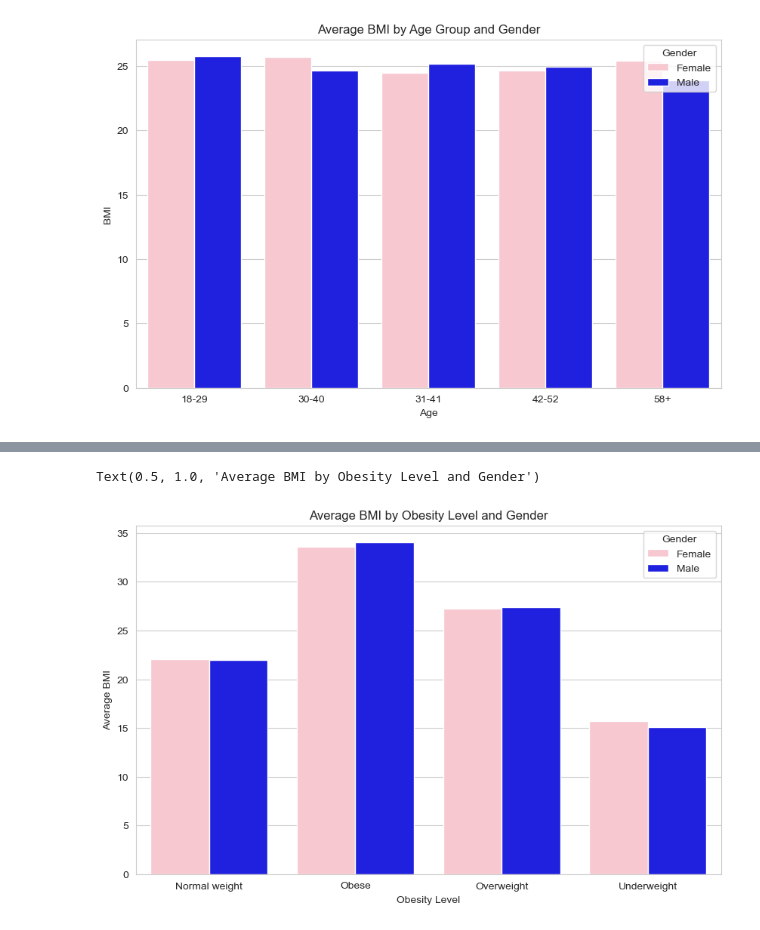
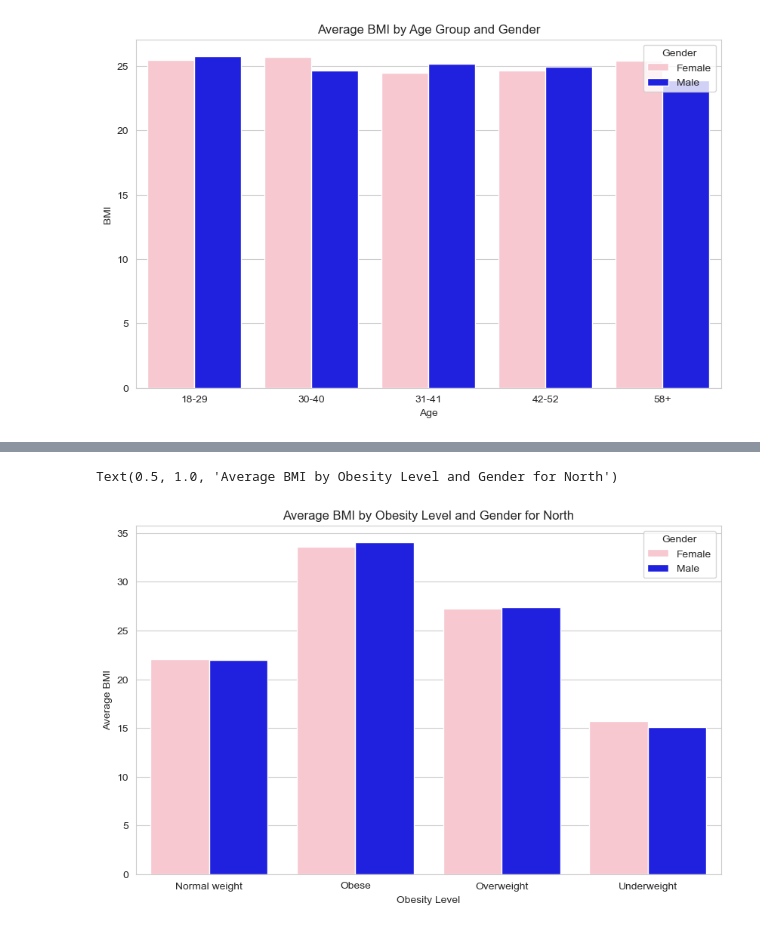
Before and after one commit to DmanDSR/Week_3_Project, a Jupyter notebook: main.ipynb, the cells around one changed output, grey strips where cells are left out. Cells and saved outputs as stored; diff of their text form; code cells hidden in the pictures.

```diff
--- a/main.ipynb
+++ b/main.ipynb
@@ -510,16 +511,16 @@ Text(0.5, 1.0, 'Average BMI by Obesity Level and Gender')
 # %%
 average_bmi_by_obesity_level_gender = usa_data.groupby(['Gender', 'Obesity_level'])['BMI'].mean().reset_index()
 
 # Plot side-by-side bar chart using seaborn
 sns.set_style("whitegrid")
 
 plt.figure(figsize=(10, 6))
 sns.barplot(x='Obesity_level', y='BMI', hue='Gender', data=average_bmi_by_obesity_level_gender,
             palette={'Female': 'pink', 'Male': 'blue'})
 
 plt.xlabel('Obesity Level')
 plt.ylabel('Average BMI')
-plt.title('Average BMI by Obesity Level and Gender')
+plt.title('Average BMI by Obesity Level and Gender for North')
 # %% [output]
-Text(0.5, 1.0, 'Average BMI by Obesity Level and Gender')
+Text(0.5, 1.0, 'Average BMI by Obesity Level and Gender for North')
-[figure, old version]
+[figure, new version]
```
Also changed, not shown: parts of 6 cells of this notebook.
